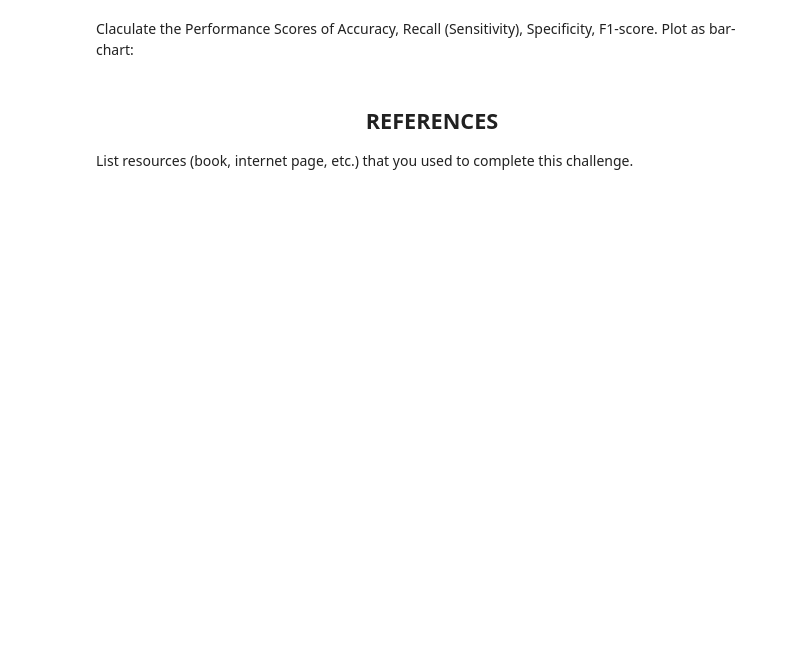
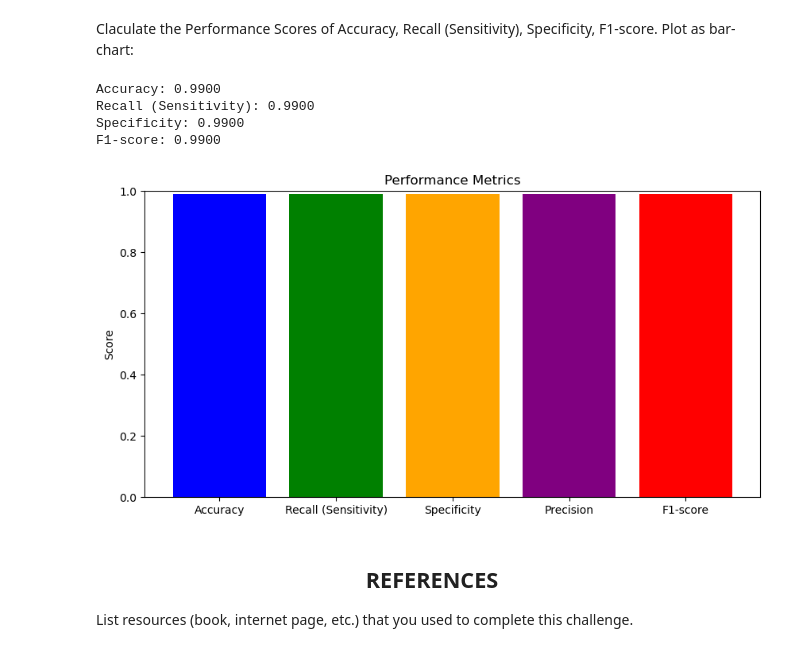
Before and after one commit to arlemoine/cmps470_circuit_breakers, a Jupyter notebook: Challenge_0/C0.ipynb, the cells around one changed output. Saved outputs shown, nothing was run; the diff lists cells and outputs as text; code cells hidden in the pictures; blank space fills up the shorter version.

```diff
--- a/Challenge_0/C0.ipynb
+++ b/Challenge_0/C0.ipynb
@@ -269,5 +362,41 @@ Obtain the Confusion Matrix and print:
 # %% [markdown]
 Claculate the Performance Scores of Accuracy, Recall (Sensitivity), Specificity, F1-score. Plot as bar-chart:
+# %%
+TP = cm[0, 0]
+FP = cm[0, 1]
+FN = cm[1, 0]
+TN = cm[1, 1]
+
+accuracy = (TP + TN) / (TP + TN + FP + FN)
+
+recall = TP / (TP + FN) if TP + FN != 0 else 0
+
+specificity = TN / (TN + FP) if TN + FP != 0 else 0
+
+precision = TP / (TP + FP) if TP + FP != 0 else 0
+
+f1 = 2 * (precision * recall) / (precision + recall) if precision + recall != 0 else 0
+
+print(f"Accuracy: {accuracy:.4f}")
+print(f"Recall (Sensitivity): {recall:.4f}")
+print(f"Specificity: {specificity:.4f}")
+print(f"F1-score: {f1:.4f}")
+
+metrics = ['Accuracy', 'Recall (Sensitivity)', 'Specificity', 'Precision', 'F1-score']
+values = [accuracy, recall, specificity, precision, f1]
+
+plt.figure(figsize=(10, 5))
+plt.bar(metrics, values, color=['blue', 'green', 'orange', 'purple', 'red'])
+plt.ylim(0, 1)
+plt.title('Performance Metrics')
+plt.ylabel('Score')
+plt.show()
+# %% [output]
+Accuracy: 0.9900
+Recall (Sensitivity): 0.9900
+Specificity: 0.9900
+F1-score: 0.9900
+[figure, added]
 # %% [markdown]
 ## <center> REFERENCES </center>
 List resources (book, internet page, etc.) that you used to complete this challenge.
```
Also changed, not shown: parts of 11 cells of this notebook, 4 other files.
